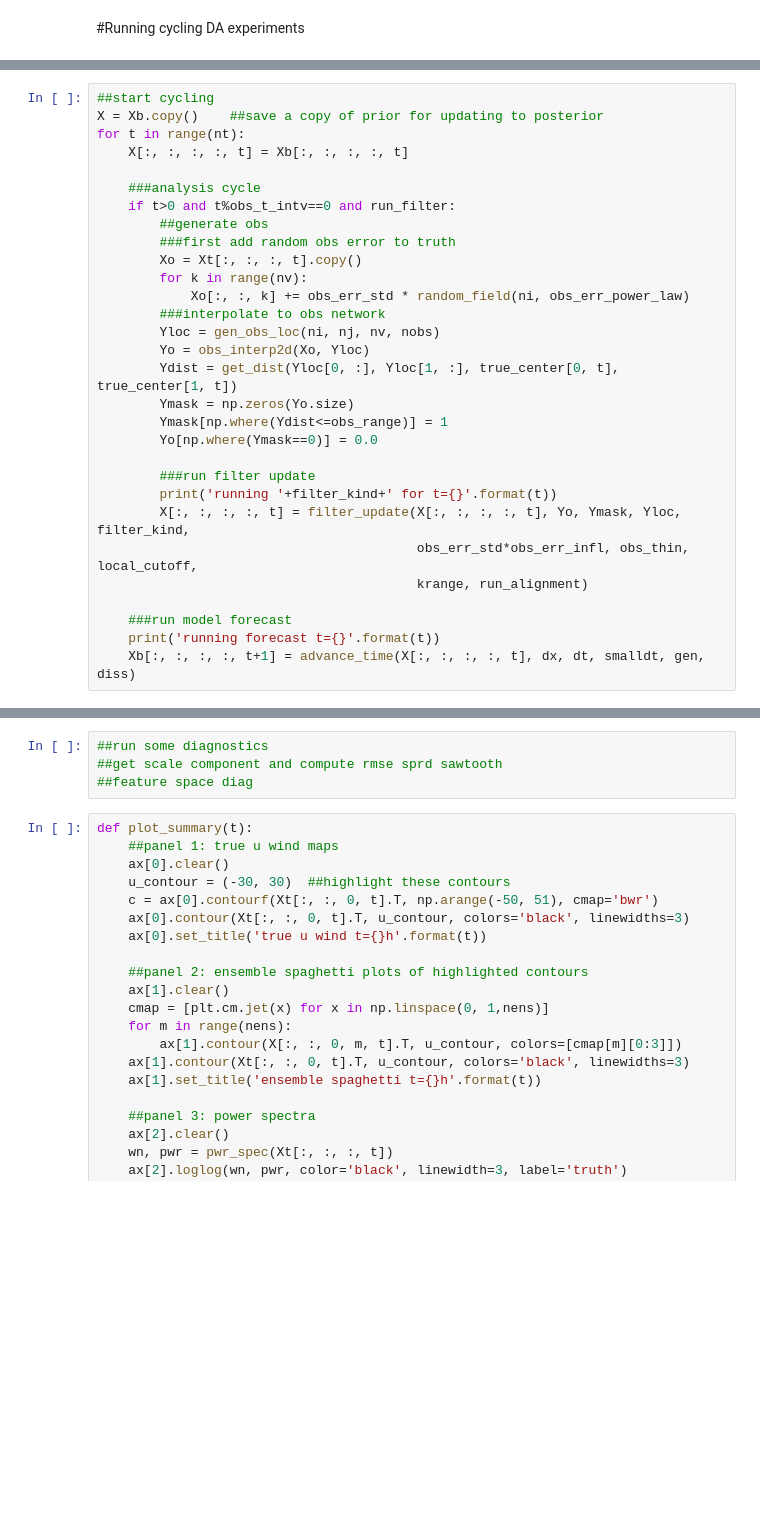
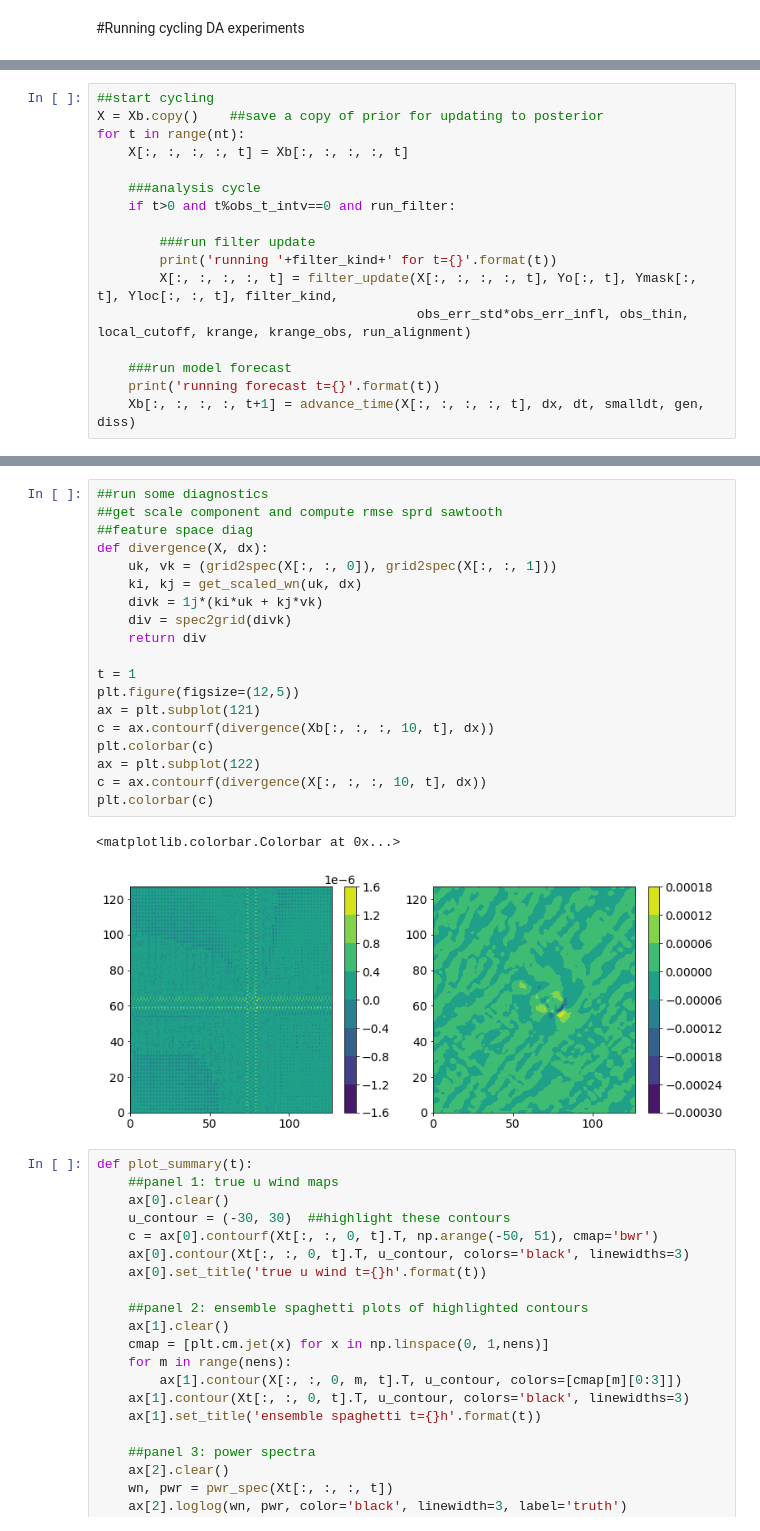
Before and after one commit to myying/rankine, a Jupyter notebook: demo.multiscale.DA.ipynb, the cells around one changed output, grey strips where cells are left out. Saved outputs shown, nothing was run; the diff lists cells and outputs as text; blank space fills up the shorter version.

```diff
--- a/demo.multiscale.DA.ipynb
+++ b/demo.multiscale.DA.ipynb
@@ -733,24 +769,11 @@ for t in range(nt):
 
     ###analysis cycle
     if t>0 and t%obs_t_intv==0 and run_filter:
-        ##generate obs
-        ###first add random obs error to truth
-        Xo = Xt[:, :, :, t].copy()
-        for k in range(nv):
-            Xo[:, :, k] += obs_err_std * random_field(ni, obs_err_power_law)
-        ###interpolate to obs network
-        Yloc = gen_obs_loc(ni, nj, nv, nobs)
-        Yo = obs_interp2d(Xo, Yloc)
-        Ydist = get_dist(Yloc[0, :], Yloc[1, :], true_center[0, t], true_center[1, t])
-        Ymask = np.zeros(Yo.size)
-        Ymask[np.where(Ydist<=obs_range)] = 1
-        Yo[np.where(Ymask==0)] = 0.0
 
         ###run filter update
         print('running '+filter_kind+' for t={}'.format(t))
-        X[:, :, :, :, t] = filter_update(X[:, :, :, :, t], Yo, Ymask, Yloc, filter_kind,
-                                         obs_err_std*obs_err_infl, obs_thin, local_cutoff,
-                                         krange, run_alignment)
+        X[:, :, :, :, t] = filter_update(X[:, :, :, :, t], Yo[:, t], Ymask[:, t], Yloc[:, :, t], filter_kind,
+                                         obs_err_std*obs_err_infl, obs_thin, local_cutoff, krange, krange_obs, run_alignment)
 
     ###run model forecast
     print('running forecast t={}'.format(t))
@@ -776,7 +797,25 @@ running forecast t=11
-# %%
-##run some diagnostics
-##get scale component and compute rmse sprd sawtooth
-##feature space diag
+# %%
+##run some diagnostics
+##get scale component and compute rmse sprd sawtooth
+##feature space diag
+def divergence(X, dx):
+    uk, vk = (grid2spec(X[:, :, 0]), grid2spec(X[:, :, 1]))
+    ki, kj = get_scaled_wn(uk, dx)
+    divk = 1j*(ki*uk + kj*vk)
+    div = spec2grid(divk)
+    return div
+
+t = 1
+plt.figure(figsize=(12,5))
+ax = plt.subplot(121)
+c = ax.contourf(divergence(Xb[:, :, :, 10, t], dx))
+plt.colorbar(c)
+ax = plt.subplot(122)
+c = ax.contourf(divergence(X[:, :, :, 10, t], dx))
+plt.colorbar(c)
+# %% [output]
+<matplotlib.colorbar.Colorbar at 0x...>
+[figure, added]
 # %%
 def plot_summary(t):
     ##panel 1: true u wind maps
```
Also changed, not shown: parts of 15 cells of this notebook, 3 other files.
